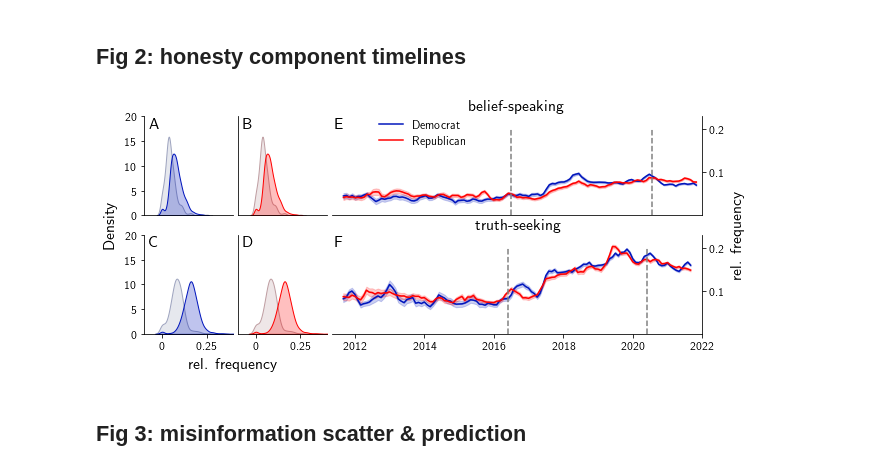
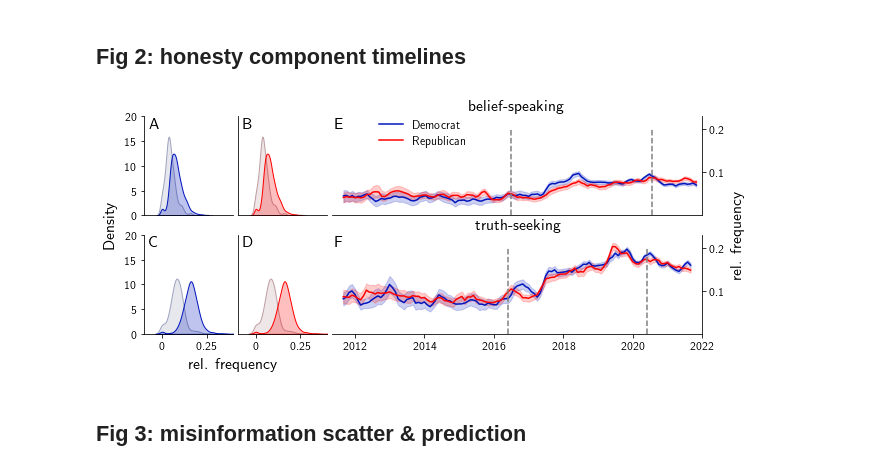
Before and after one commit to JanaLasser/new-ontology-of-truth, a Jupyter notebook: code/analysis/plots.ipynb, the cells around one changed output. Saved outputs shown, nothing was run; the diff lists cells and outputs as text; code cells hidden in the pictures.

```diff
--- a/code/analysis/plots.ipynb
+++ b/code/analysis/plots.ipynb
@@ -303,12 +320,8 @@ for ax, df, label, title in zip([ax1, ax2], [belief, truth],
         ax.plot(range(len(subset)), subset[label + "_mean"].rolling(3).mean(),
                 color=color, label=party)
         ax.fill_between(range(len(subset)),
-                         subset[label + "_mean"].rolling(3).mean(),
-                         subset[label + "_mean"].rolling(3).mean() + subset[label + "_std"].rolling(3).mean(),
-                         color=color, alpha=0.2)
-        ax.fill_between(range(len(subset)),
-                         subset[label + "_mean"].rolling(3).mean(),
-                         subset[label + "_mean"].rolling(3).mean() - subset[label + "_std"].rolling(3).mean(),
+                         subset[label + "_perc_2.5"].rolling(3).mean(),
+                         subset[label + "_perc_97.5"].rolling(3).mean(),
                          color=color, alpha=0.2)
 
     ax.set_ylim(0, 0.23)
@@ -364,34 +377,34 @@ for row, label, i in zip(["belief_share", "truth_share"],
             if row == "belief_share":
                 ax.set_ylabel("Density", fontsize=16)
                 ax.yaxis.set_label_coords(-0.3, -0.1)
             else:
                 ax.set_ylabel("")
         ax.set_xlim(-0.1, 0.4)
         ax.set_ylim(0, 20)
 
         if row == "belief_share":
             ax.set_xticks([])
             ax.set_xlabel("")
         else:
             ax.set_xticks([0, 0.25])
             ax.set_xticklabels([0, 0.25], fontsize=12)
             if party == "Democrat":
                 ax.set_xlabel("rel. frequency", fontsize=16)
                 ax.xaxis.set_label_coords(1, -0.23)
             else:
                 ax.set_xlabel("")
 fig.text(0.132, 0.84, "A", fontsize=16)
 fig.text(0.132, 0.43, "C", fontsize=16)
 fig.text(0.262, 0.84, "B", fontsize=16)
 fig.text(0.262, 0.43, "D", fontsize=16)
 fig.text(0.39, 0.84, "E", fontsize=16)
 fig.text(0.39, 0.43, "F", fontsize=16)
 
 plt.savefig(join(dst, fname + ".pdf"), bbox_inches="tight", facecolor="white")
 plt.savefig(join(dst, fname + ".png"), bbox_inches="tight", facecolor="white")
 plt.savefig(join(dst, fname + ".svg"), bbox_inches="tight", facecolor="white")
 # %% [output]
-[figure, old version]
+[figure, new version]
 # %% [markdown]
 ## Fig 3: misinformation scatter & prediction
 # %%
```
Also changed, not shown: parts of 8 cells of this notebook, 4 other files.
